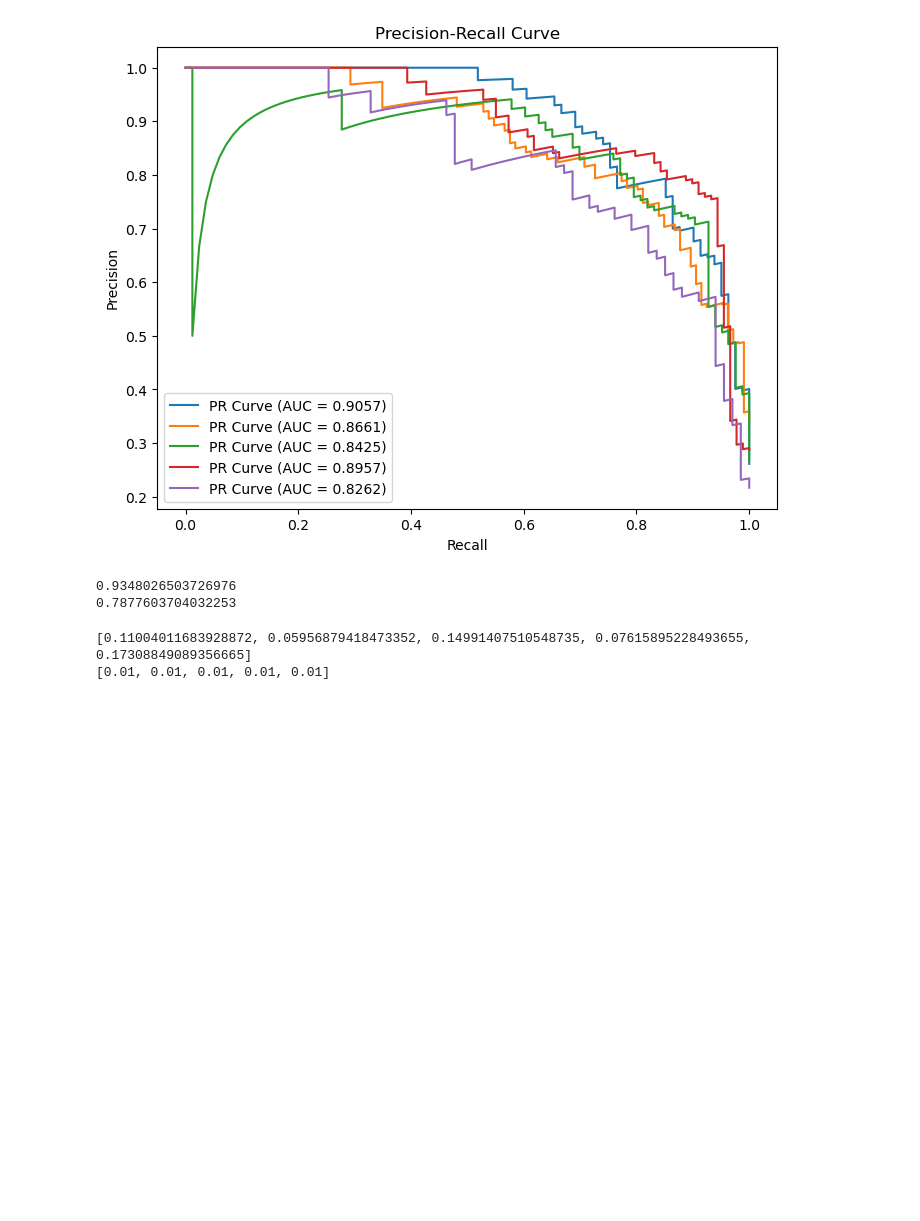
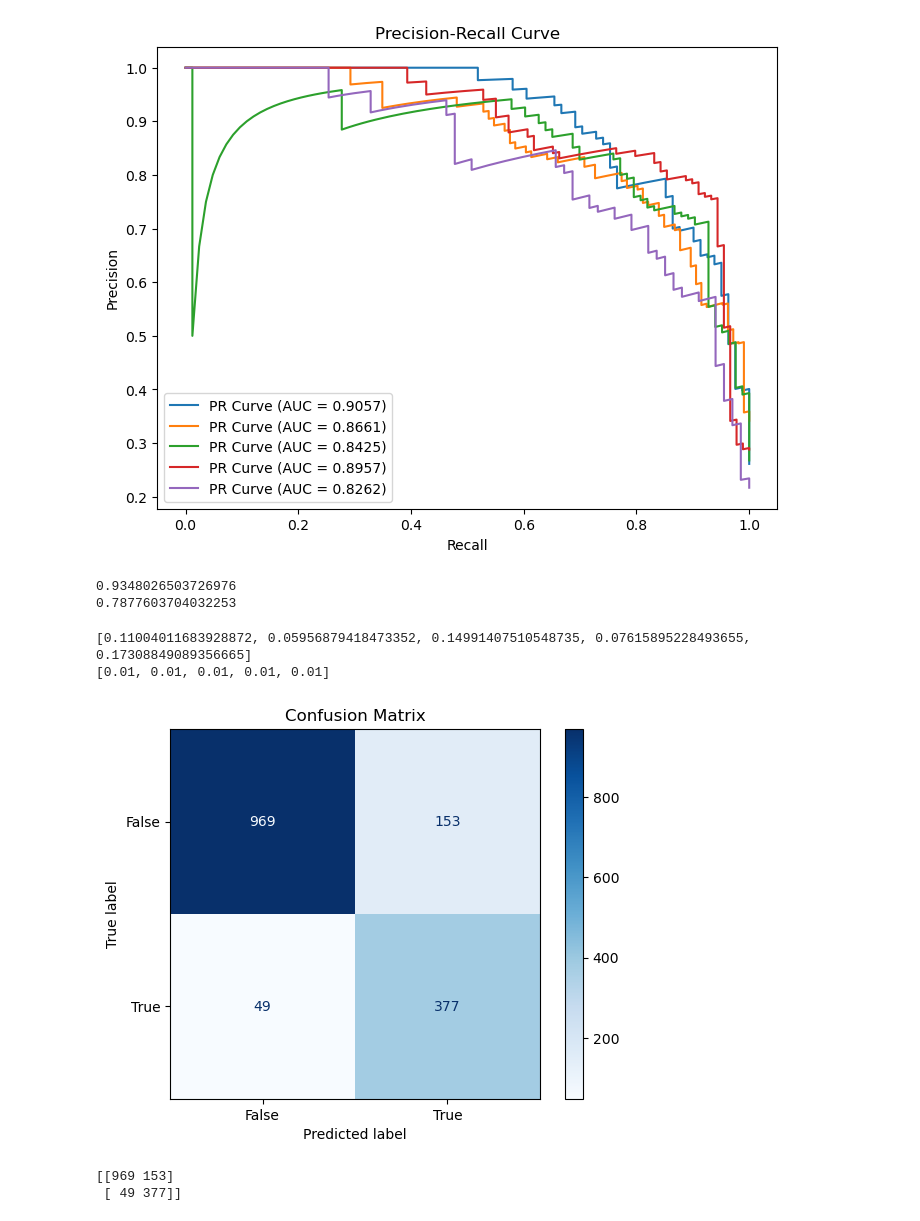
Before and after one commit to jwsearle18/NLP-SAH_identification, a Jupyter notebook: model/1_LogReg_DC_mixed.ipynb, the cells around one changed output. Drawn from its saved outputs; the diff is of its cells as text; code cells hidden in the pictures; blank space fills up the shorter version.

Commit message:
new models

```diff
--- a/model/1_LogReg_DC_mixed.ipynb
+++ b/model/1_LogReg_DC_mixed.ipynb
@@ -245,3 +245,20 @@ print(final_l1)
 # %% [output]
 [0.11004011683928872, 0.05956879418473352, 0.14991407510548735, 0.07615895228493655, 0.17308849089356665]
 [0.01, 0.01, 0.01, 0.01, 0.01]
+# %%
+# Create the confusion matrix
+cf_matrix = confusion_matrix(all_true_labels, all_predictions)
+
+# Display the confusion matrix
+disp = ConfusionMatrixDisplay(confusion_matrix=cf_matrix, display_labels=[False, True])
+disp.plot(cmap=plt.cm.Blues)
+plt.title('Confusion Matrix')
+plt.savefig('/home/jsearle/bigDrive/NAX/NLP-SAH_identification/model/results/txt_BI_MGH_comb/cf_matrix.png')
+plt.show()
+
+# Print the confusion matrix
+print(cf_matrix)
+# %% [output]
+[figure, added]
+[[969 153]
+ [ 49 377]]
```
Also changed, not shown: parts of 1 cell of this notebook, 41 other files.
